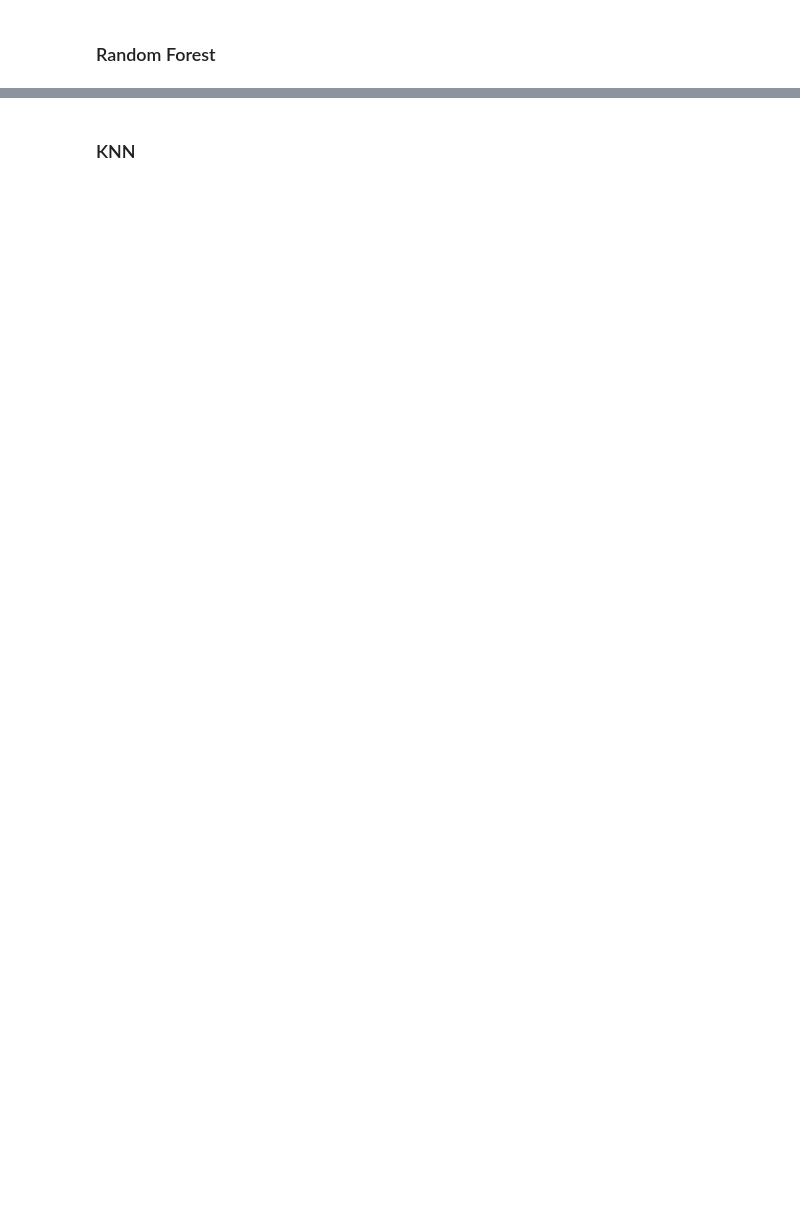
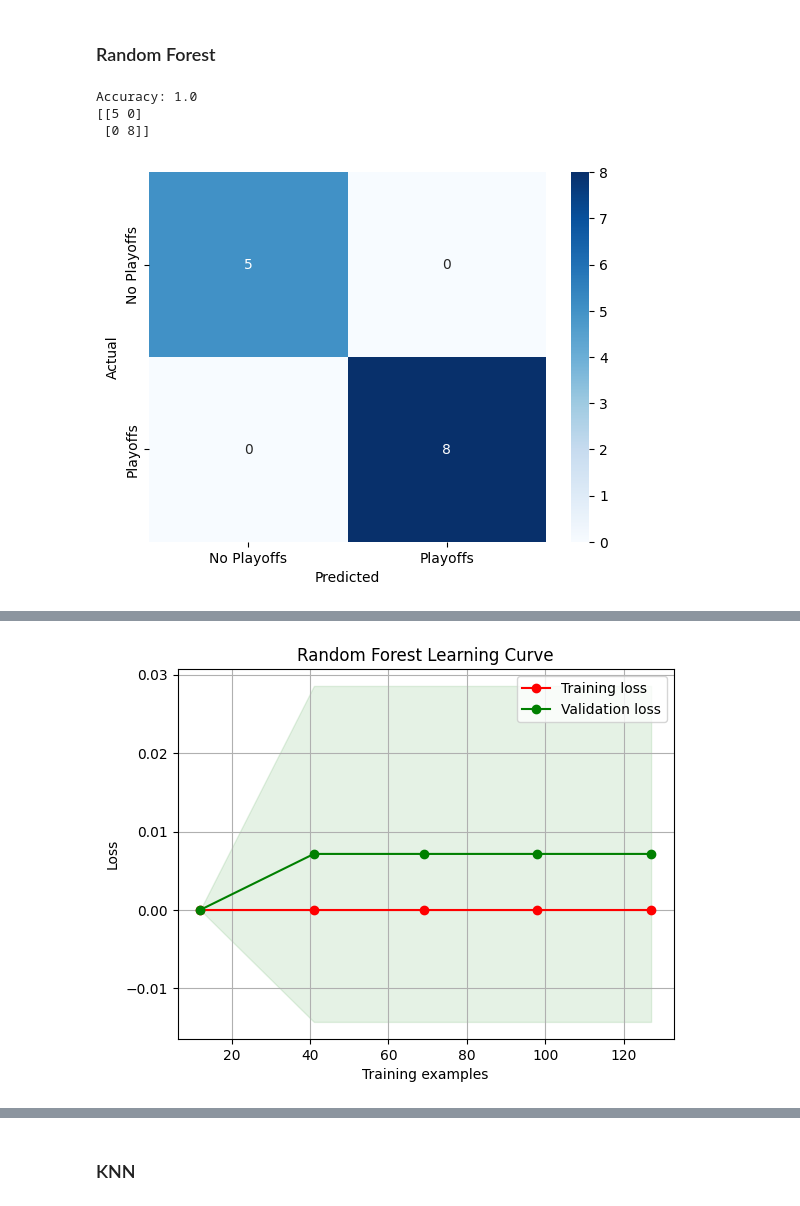
Before and after one commit to jogp10/WnbaPlayoffsPredicting, a Jupyter notebook: notebooks/modelling.ipynb, the cells around one changed output, grey strips where cells are left out. Drawn from its saved outputs; the diff is of its cells as text; code cells hidden in the pictures; blank space fills up the shorter version.

```diff
--- a/notebooks/modelling.ipynb
+++ b/notebooks/modelling.ipynb
@@ -139,6 +249,7 @@ Define some constants that we will be going to use across the notebook
 # %%
 TARGET_NAMES = ['No Playoffs', 'Playoffs']
 N_FOLDS_CV = 10
+PREDICTION_YEAR = 10 # Will be changed to 11 later
 # %% [markdown]
 ##### Create reusable functions that will be useful across the notebook
 # %%
@@ -221,7 +358,7 @@ The main objective of this chapter is to find which is the model that performs t
 # %%
 # Split data into train years and test year (year 10)
-teams_train_df = teams_df[teams_df['year'] < 10]
-teams_test_df = teams_df[teams_df['year'] == 10]
+teams_train_df = teams_df[teams_df['year'] < PREDICTION_YEAR]
+teams_test_df = teams_df[teams_df['year'] == PREDICTION_YEAR]
 
 cross_val_scores = []
 # %% [markdown]
@@ -229,20 +366,24 @@ cross_val_scores = []
 # %%
 y_train = teams_train_df['playoff']
 y_test = teams_test_df['playoff']
-confIDs = teams_test_df['confID']
-X_train = teams_train_df.drop(['playoff', 'year', 'tmID', 'firstRound', 'semis', 'finals', 'W_post', 'L_post'], axis=1)
-X_test = teams_test_df.drop(['playoff', 'year', 'tmID', 'firstRound', 'semis', 'finals', 'W_post', 'L_post'], axis=1)
+confIDs = teams_test_df['confID'].values
+X_train = teams_train_df.drop(['playoff', 'year', 'tmID'], axis=1)
+X_test = teams_test_df.drop(['playoff', 'year', 'tmID'], axis=1)
 
-print("X_train shape:", X_train.shape)
-print("X_test shape:", X_test.shape)
-print("y_train shape:", y_train.shape)
-print("y_test shape:", y_test.shape)
-print("X_test unique:" , X_test['confID'].unique())
-print("y_test unique:" , y_test.unique())
+# Normalize the data as KNN, Neural Networks, SVM, ... expect the data to be normalized
+X_train_normalized, X_test_normalized = normalize_df(X_train, X_test)
 
+X_normalized = pd.concat([X_train_normalized, X_test_normalized])
 X = pd.concat([X_train, X_test])
 y = pd.concat([y_train, y_test])
-
-clf = RandomForestClassifier()
-
-y_pred = print_results(clf, X_train, X_test, y_train, y_test)
+# %%
+clf = RandomForestClassifier()
+
+y_pred = print_results(clf, X_train, X_test, y_train, y_test)
+
+plot_learning_curve(clf, 'Random Forest Learning Curve', X, y)
+# %% [output]
+Accuracy: 1.0
+[[5 0]
+ [0 8]]
+[figure, added]
@@ -248,0 +391 @@ y_pred = print_results(clf, X_train, X_test, y_train, y_test)
+[figure, added]
```
Also changed, not shown: parts of 61 cells of this notebook, 32 other files.
